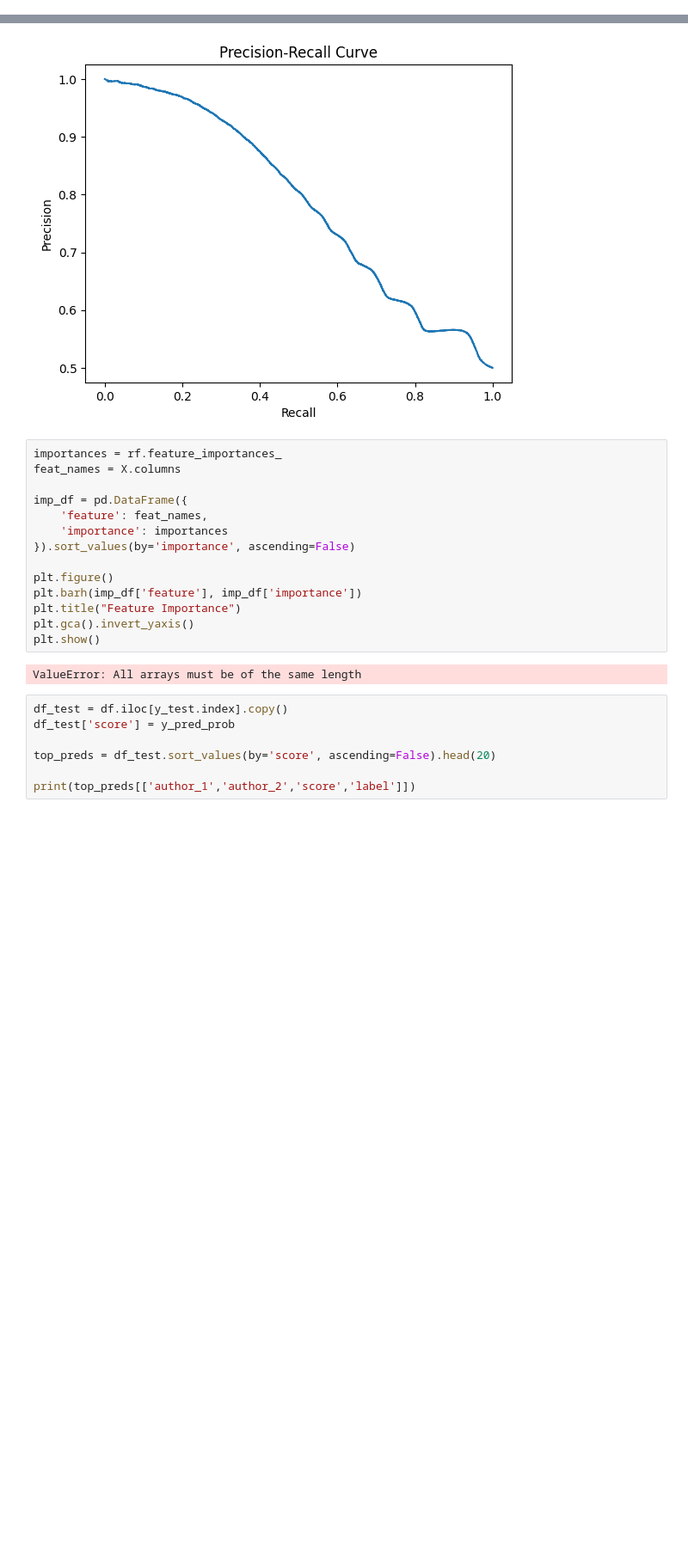
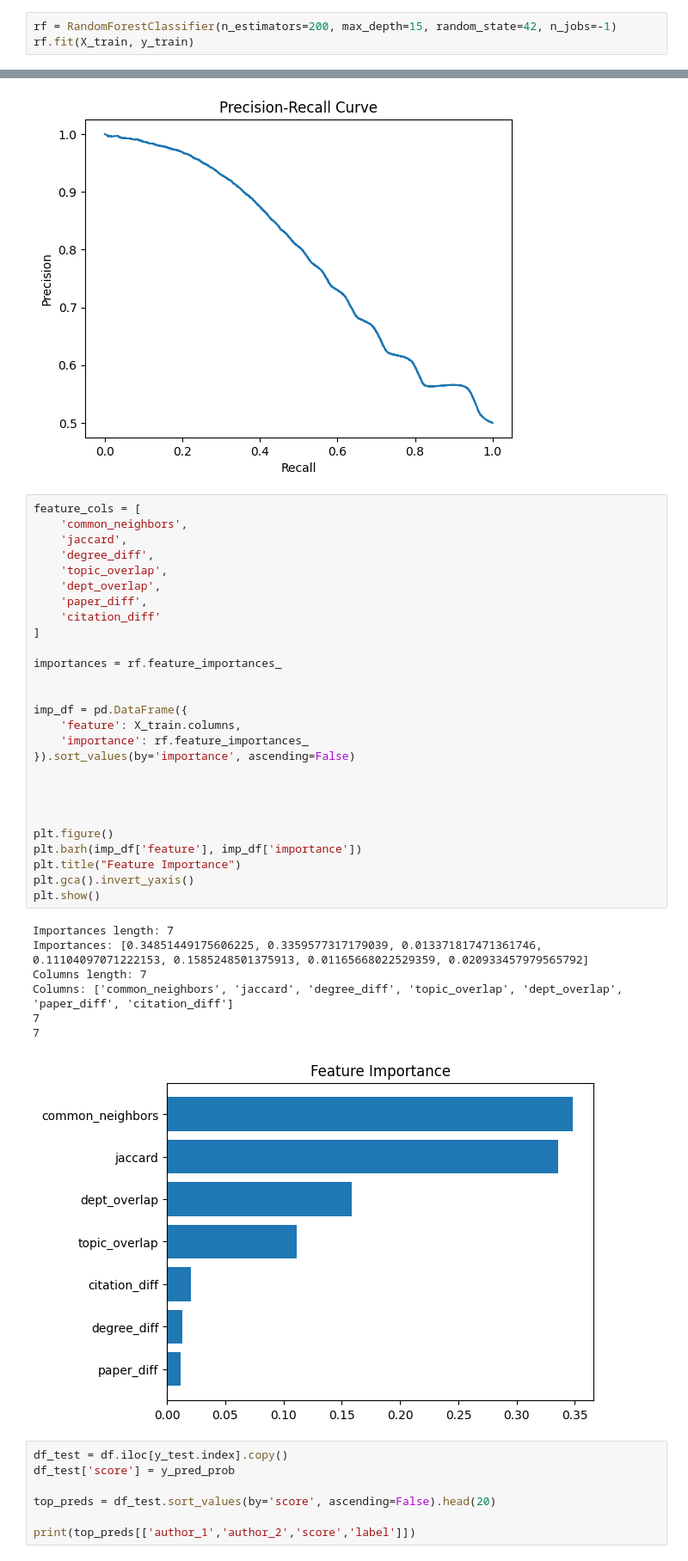
Before and after one commit to KolbeSussman/SIADS699-TheCollaboratory, a Jupyter notebook: notebooks/04_modeling.ipynb, the cells around one changed output, grey strips where cells are left out. Shown at 86% size. Saved outputs shown, nothing was run; the diff lists cells and outputs as text; blank space fills up the shorter version.

```diff
--- a/notebooks/04_modeling.ipynb
+++ b/notebooks/04_modeling.ipynb
@@ -48,3 +49,6 @@ y = df['label']
 X_train, X_test, y_train, y_test = train_test_split(
     X, y, test_size=0.2, random_state=42, stratify=y
 )
+# %%
+rf = RandomForestClassifier(n_estimators=200, max_depth=15, random_state=42, n_jobs=-1)
+rf.fit(X_train, y_train)
@@ -96,21 +104,40 @@ plt.show()
 # %% [output]
 [figure]
 # %%
+feature_cols = [
+    'common_neighbors',
+    'jaccard',
+    'degree_diff',
+    'topic_overlap',
+    'dept_overlap',
+    'paper_diff',
+    'citation_diff'
+]
+
 importances = rf.feature_importances_
-feat_names = X.columns
+
 
 imp_df = pd.DataFrame({
-    'feature': feat_names,
-    'importance': importances
+    'feature': X_train.columns,
+    'importance': rf.feature_importances_
 }).sort_values(by='importance', ascending=False)
+
+
+
 
 plt.figure()
 plt.barh(imp_df['feature'], imp_df['importance'])
 plt.title("Feature Importance")
 plt.gca().invert_yaxis()
 plt.show()
 # %% [output]
-ValueError: All arrays must be of the same length
+Importances length: 7
+Importances: [0.34851449175606225, 0.3359577317179039, 0.013371817471361746, 0.11104097071222153, 0.1585248501375913, 0.01165668022529359, 0.020933457979565792]
+Columns length: 7
+Columns: ['common_neighbors', 'jaccard', 'degree_diff', 'topic_overlap', 'dept_overlap', 'paper_diff', 'citation_diff']
+7
+7
+[figure, added]
 # %%
 df_test = df.iloc[y_test.index].copy()
 df_test['score'] = y_pred_prob
```
Also changed, not shown: parts of 4 cells of this notebook, 1 other file.
